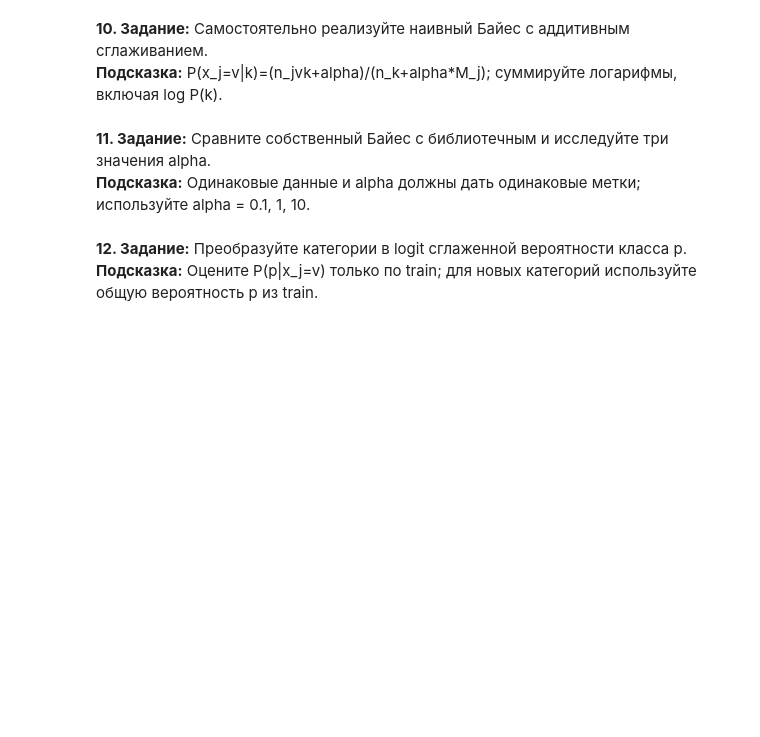
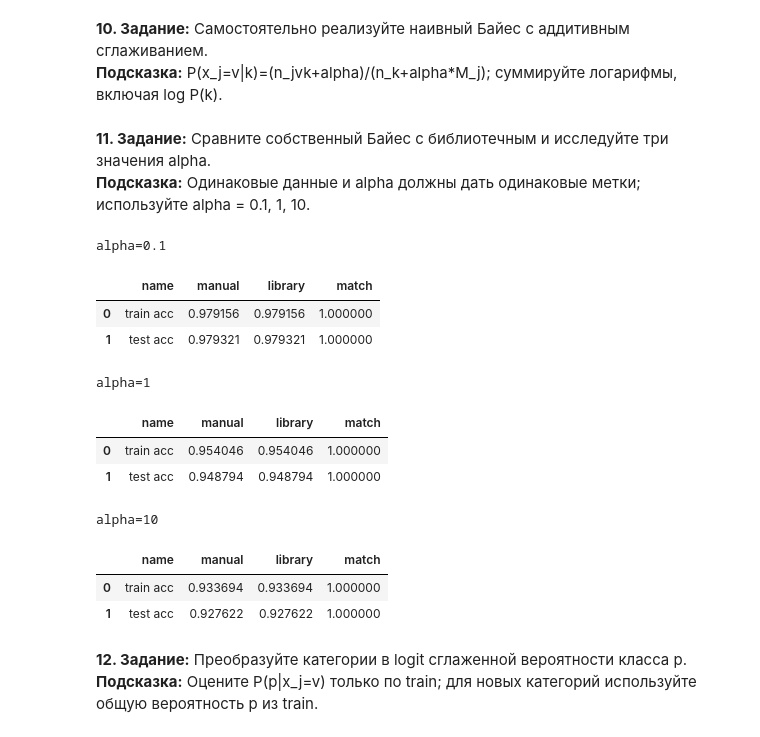
Before and after one commit to aelsi2/NSU-ML-2026, a Jupyter notebook: lab2.ipynb, the cells around one changed output. Cells and saved outputs as stored; diff of their text form; code cells hidden in the pictures; blank space fills up the shorter version.

```diff
--- a/lab2.ipynb
+++ b/lab2.ipynb
@@ -8,8 +8,12 @@
 # %%
 import numpy as np
 import pandas as pd
+import seaborn as sns
 import matplotlib.pyplot as plt
 from sklearn.model_selection import train_test_split
+from sklearn.preprocessing import OrdinalEncoder
+from sklearn.naive_bayes import CategoricalNB
+from sklearn.metrics import confusion_matrix
 
 TARGET="class"
 FEATURE_NAMES=[
@@ -36,6 +40,7 @@ FEATURE_NAMES=[
     "population",
     "habitat",
 ]
+CLASSES=["p", "e"]
 RANDOM_STATE=42
 # %% [markdown]
 **2. Задание:** Загрузите Mushroom из UCI в DataFrame, выведите форму и баланс классов.
@@ -232,8 +287,45 @@ def manual_nb_predict(X, params):
 **11. Задание:** Сравните собственный Байес с библиотечным и исследуйте три значения alpha.
 **Подсказка:** Одинаковые данные и alpha должны дать одинаковые метки; используйте alpha = 0.1, 1, 10.
 # %%
-# TODO: pred_manual, доля совпадения с nb_test_pred
-# TODO: smoothing_results с train/test accuracy для alpha=0.1,1,10
+for alpha in [0.1, 1, 10]:
+    manual_nb_params = manual_nb_fit(X_train, y_train, CLASSES, FEATURE_NAMES, alpha=alpha)
+    nb_sklearn = CategoricalNB(alpha=alpha).fit(X_train_code, y_train)
+
+    y_pred_train_manual = manual_nb_predict(X_train, manual_nb_params, CLASSES)
+    y_pred_test_manual = manual_nb_predict(X_test, manual_nb_params, CLASSES)
+    y_pred_train = nb_sklearn.predict(X_train_code)
+    y_pred_test = nb_sklearn.predict(X_test_code)
+
+    acc_frame = pd.DataFrame()
+    acc_frame["name"] = ["train acc", "test acc"]
+    acc_frame["manual"] = [
+        (y_train.eq(y_pred_train_manual)).sum() / y_train.shape[0],
+        (y_test.eq(y_pred_test_manual)).sum() / y_test.shape[0],
+    ]
+    acc_frame["library"] = [
+        (y_train.eq(y_pred_train)).sum() / y_train.shape[0],
+        (y_test.eq(y_pred_test)).sum() / y_test.shape[0],
+    ]
+    acc_frame["match"] = [
+        (y_pred_train_manual.eq(y_pred_train)).sum() / y_pred_train_manual.shape[0],
+        (y_pred_test_manual.eq(y_pred_test)).sum() / y_pred_test_manual.shape[0],
+    ]
+    display(acc_frame.style.set_caption(f"alpha={alpha}"))
+
+# Всё совпадает
+# %% [output]
+alpha=0.1
+|  | name | manual | library | match |
+| 0 | train acc | 0.979156 | 0.979156 | 1.000000 |
+| 1 | test acc | 0.979321 | 0.979321 | 1.000000 |
+alpha=1
+|  | name | manual | library | match |
+| 0 | train acc | 0.954046 | 0.954046 | 1.000000 |
+| 1 | test acc | 0.948794 | 0.948794 | 1.000000 |
+alpha=10
+|  | name | manual | library | match |
+| 0 | train acc | 0.933694 | 0.933694 | 1.000000 |
+| 1 | test acc | 0.927622 | 0.927622 | 1.000000 |
 # %% [markdown]
 **12. Задание:** Преобразуйте категории в logit сглаженной вероятности класса p.
 **Подсказка:** Оцените P(p|x_j=v) только по train; для новых категорий используйте общую вероятность p из train.
```
Also changed, not shown: parts of 2 cells of this notebook.
